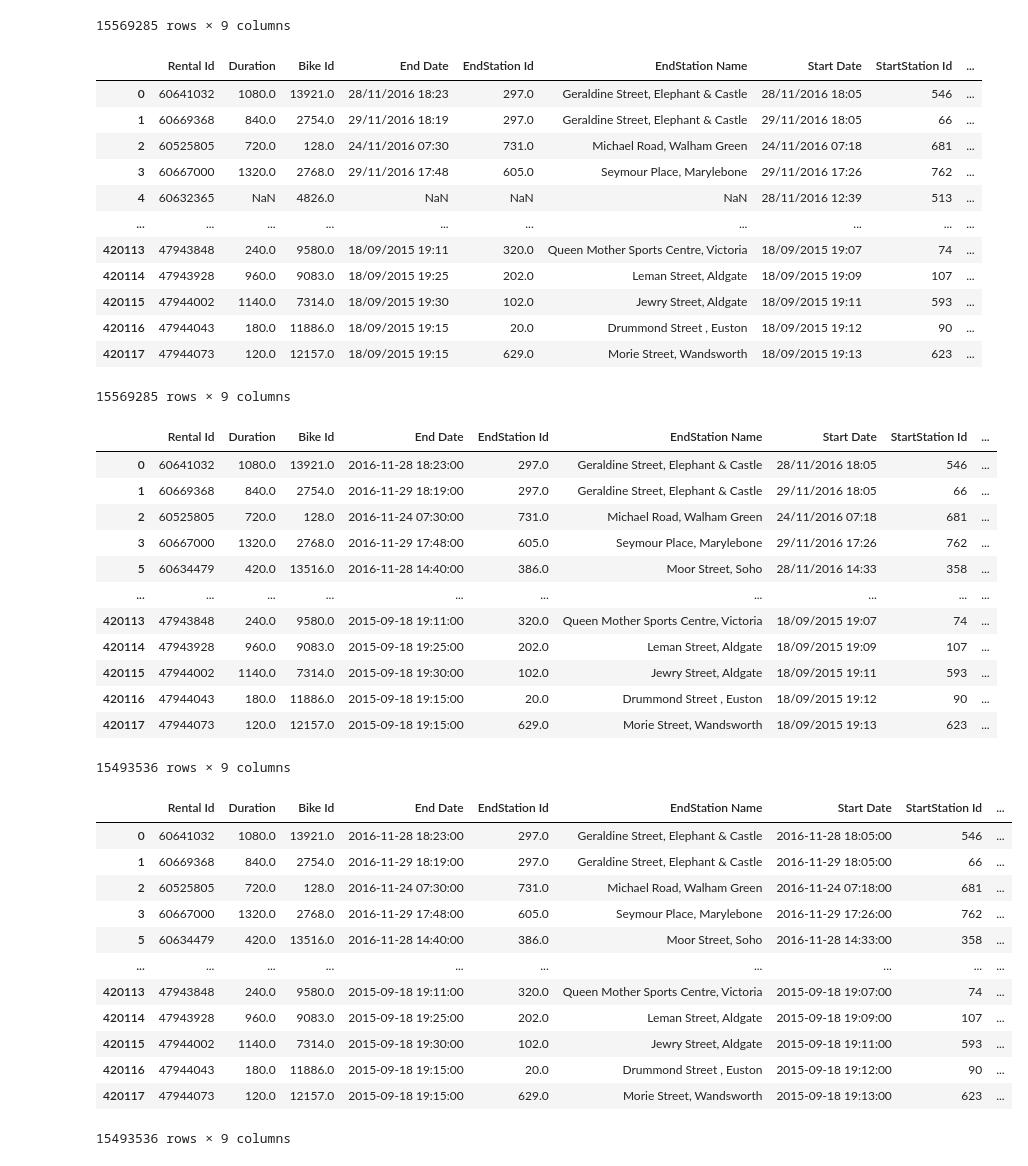
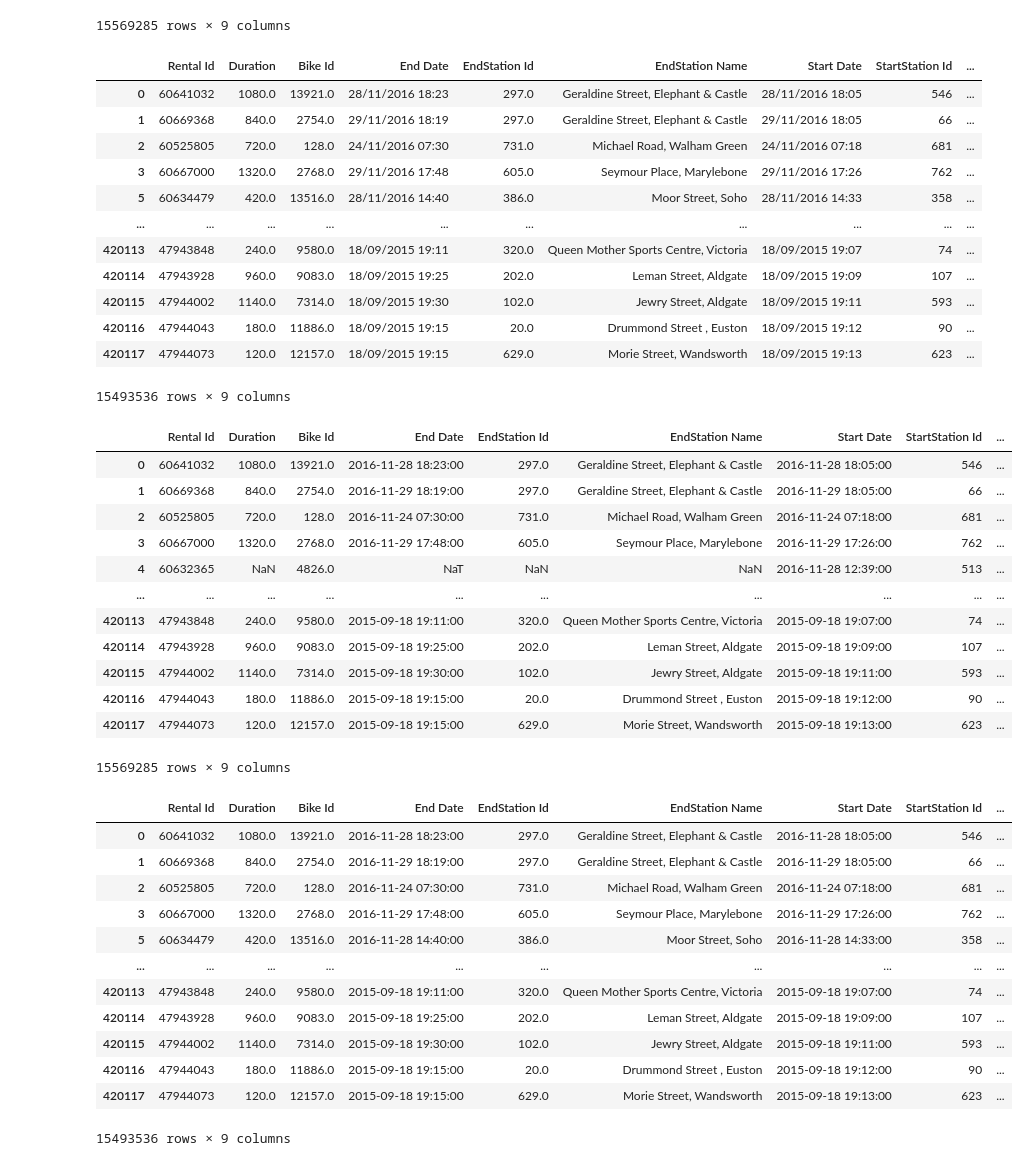
Before and after one commit to elsebasmar/london-bss, a Jupyter notebook: londonbss/notebooks/data_collection/B-Full_trip_data_test.ipynb, the cells around one changed output. Saved outputs shown, nothing was run; the diff lists cells and outputs as text; code cells hidden in the pictures.

```diff
--- a/londonbss/notebooks/data_collection/B-Full_trip_data_test.ipynb
+++ b/londonbss/notebooks/data_collection/B-Full_trip_data_test.ipynb
@@ -227,51 +263,54 @@ result3
 | 420117 | 47944073 | 120.0 | 12157.0 | 18/09/2015 19:15 | 629.0 | Morie Street, Wandsworth | 18/09/2015 19:13 | 623 | ... |
 15569285 rows × 9 columns
 # %%
-result3
+result3.dropna()
 # %% [output]
 |  | Rental Id | Duration | Bike Id | End Date | EndStation Id | EndStation Name | Start Date | StartStation Id | ... |
 | 0 | 60641032 | 1080.0 | 13921.0 | 28/11/2016 18:23 | 297.0 | Geraldine Street, Elephant & Castle | 28/11/2016 18:05 | 546 | ... |
 | 1 | 60669368 | 840.0 | 2754.0 | 29/11/2016 18:19 | 297.0 | Geraldine Street, Elephant & Castle | 29/11/2016 18:05 | 66 | ... |
 | 2 | 60525805 | 720.0 | 128.0 | 24/11/2016 07:30 | 731.0 | Michael Road, Walham Green | 24/11/2016 07:18 | 681 | ... |
 | 3 | 60667000 | 1320.0 | 2768.0 | 29/11/2016 17:48 | 605.0 | Seymour Place, Marylebone | 29/11/2016 17:26 | 762 | ... |
-| 4 | 60632365 | NaN | 4826.0 | NaN | NaN | NaN | 28/11/2016 12:39 | 513 | ... |
+| 5 | 60634479 | 420.0 | 13516.0 | 28/11/2016 14:40 | 386.0 | Moor Street, Soho | 28/11/2016 14:33 | 358 | ... |
 | ... | ... | ... | ... | ... | ... | ... | ... | ... | ... |
 | 420113 | 47943848 | 240.0 | 9580.0 | 18/09/2015 19:11 | 320.0 | Queen Mother Sports Centre, Victoria | 18/09/2015 19:07 | 74 | ... |
 | 420114 | 47943928 | 960.0 | 9083.0 | 18/09/2015 19:25 | 202.0 | Leman Street, Aldgate | 18/09/2015 19:09 | 107 | ... |
 | 420115 | 47944002 | 1140.0 | 7314.0 | 18/09/2015 19:30 | 102.0 | Jewry Street, Aldgate | 18/09/2015 19:11 | 593 | ... |
 | 420116 | 47944043 | 180.0 | 11886.0 | 18/09/2015 19:15 | 20.0 | Drummond Street , Euston | 18/09/2015 19:12 | 90 | ... |
 | 420117 | 47944073 | 120.0 | 12157.0 | 18/09/2015 19:15 | 629.0 | Morie Street, Wandsworth | 18/09/2015 19:13 | 623 | ... |
-15569285 rows × 9 columns
+15493536 rows × 9 columns
 # %%
-date_format = '%d/%m/%Y %H:%M:%S'
+#date_format = '%Y-%m-%d %H:%M:%S'
 result3['End Date']=pd.to_datetime(result3['End Date'])
 result3['Start Date']=pd.to_datetime(result3['Start Date'])
 result3
 # %% [output]
 |  | Rental Id | Duration | Bike Id | End Date | EndStation Id | EndStation Name | Start Date | StartStation Id | ... |
-| 0 | 60641032 | 1080.0 | 13921.0 | 2016-11-28 18:23:00 | 297.0 | Geraldine Street, Elephant & Castle | 28/11/2016 18:05 | 546 | ... |
-| 1 | 60669368 | 840.0 | 2754.0 | 2016-11-29 18:19:00 | 297.0 | Geraldine Street, Elephant & Castle | 29/11/2016 18:05 | 66 | ... |
-| 2 | 60525805 | 720.0 | 128.0 | 2016-11-24 07:30:00 | 731.0 | Michael Road, Walham Green | 24/11/2016 07:18 | 681 | ... |
-| 3 | 60667000 | 1320.0 | 2768.0 | 2016-11-29 17:48:00 | 605.0 | Seymour Place, Marylebone | 29/11/2016 17:26 | 762 | ... |
-| 5 | 60634479 | 420.0 | 13516.0 | 2016-11-28 14:40:00 | 386.0 | Moor Street, Soho | 28/11/2016 14:33 | 358 | ... |
+| 0 | 60641032 | 1080.0 | 13921.0 | 2016-11-28 18:23:00 | 297.0 | Geraldine Street, Elephant & Castle | 2016-11-28 18:05:00 | 546 | ... |
+| 1 | 60669368 | 840.0 | 2754.0 | 2016-11-29 18:19:00 | 297.0 | Geraldine Street, Elephant & Castle | 2016-11-29 18:05:00 | 66 | ... |
+| 2 | 60525805 | 720.0 | 128.0 | 2016-11-24 07:30:00 | 731.0 | Michael Road, Walham Green | 2016-11-24 07:18:00 | 681 | ... |
+| 3 | 60667000 | 1320.0 | 2768.0 | 2016-11-29 17:48:00 | 605.0 | Seymour Place, Marylebone | 2016-11-29 17:26:00 | 762 | ... |
+| 4 | 60632365 | NaN | 4826.0 | NaT | NaN | NaN | 2016-11-28 12:39:00 | 513 | ... |
 | ... | ... | ... | ... | ... | ... | ... | ... | ... | ... |
-| 420113 | 47943848 | 240.0 | 9580.0 | 2015-09-18 19:11:00 | 320.0 | Queen Mother Sports Centre, Victoria | 18/09/2015 19:07 | 74 | ... |
-| 420114 | 47943928 | 960.0 | 9083.0 | 2015-09-18 19:25:00 | 202.0 | Leman Street, Aldgate | 18/09/2015 19:09 | 107 | ... |
-| 420115 | 47944002 | 1140.0 | 7314.0 | 2015-09-18 19:30:00 | 102.0 | Jewry Street, Aldgate | 18/09/2015 19:11 | 593 | ... |
-| 420116 | 47944043 | 180.0 | 11886.0 | 2015-09-18 19:15:00 | 20.0 | Drummond Street , Euston | 18/09/2015 19:12 | 90 | ... |
-| 420117 | 47944073 | 120.0 | 12157.0 | 2015-09-18 19:15:00 | 629.0 | Morie Street, Wandsworth | 18/09/2015 19:13 | 623 | ... |
+| 420113 | 47943848 | 240.0 | 9580.0 | 2015-09-18 19:11:00 | 320.0 | Queen Mother Sports Centre, Victoria | 2015-09-18 19:07:00 | 74 | ... |
+| 420114 | 47943928 | 960.0 | 9083.0 | 2015-09-18 19:25:00 | 202.0 | Leman Street, Aldgate | 2015-09-18 19:09:00 | 107 | ... |
+| 420115 | 47944002 | 1140.0 | 7314.0 | 2015-09-18 19:30:00 | 102.0 | Jewry Street, Aldgate | 2015-09-18 19:11:00 | 593 | ... |
+| 420116 | 47944043 | 180.0 | 11886.0 | 2015-09-18 19:15:00 | 20.0 | Drummond Street , Euston | 2015-09-18 19:12:00 | 90 | ... |
+| 420117 | 47944073 | 120.0 | 12157.0 | 2015-09-18 19:15:00 | 629.0 | Morie Street, Wandsworth | 2015-09-18 19:13:00 | 623 | ... |
-15493536 rows × 9 columns
+15569285 rows × 9 columns
-|  | Rental Id | Duration | Bike Id | End Date | EndStation Id | EndStation Name | Start Date | StartStation Id | ... |
-| 0 | 60641032 | 1080.0 | 13921.0 | 2016-11-28 18:23:00 | 297.0 | Geraldine Street, Elephant & Castle | 2016-11-28 18:05:00 | 546 | ... |
-| 1 | 60669368 | 840.0 | 2754.0 | 2016-11-29 18:19:00 | 297.0 | Geraldine Street, Elephant & Castle | 2016-11-29 18:05:00 | 66 | ... |
-| 2 | 60525805 | 720.0 | 128.0 | 2016-11-24 07:30:00 | 731.0 | Michael Road, Walham Green | 2016-11-24 07:18:00 | 681 | ... |
-| 3 | 60667000 | 1320.0 | 2768.0 | 2016-11-29 17:48:00 | 605.0 | Seymour Place, Marylebone | 2016-11-29 17:26:00 | 762 | ... |
-| 5 | 60634479 | 420.0 | 13516.0 | 2016-11-28 14:40:00 | 386.0 | Moor Street, Soho | 2016-11-28 14:33:00 | 358 | ... |
-| ... | ... | ... | ... | ... | ... | ... | ... | ... | ... |
-| 420113 | 47943848 | 240.0 | 9580.0 | 2015-09-18 19:11:00 | 320.0 | Queen Mother Sports Centre, Victoria | 2015-09-18 19:07:00 | 74 | ... |
-| 420114 | 47943928 | 960.0 | 9083.0 | 2015-09-18 19:25:00 | 202.0 | Leman Street, Aldgate | 2015-09-18 19:09:00 | 107 | ... |
-| 420115 | 47944002 | 1140.0 | 7314.0 | 2015-09-18 19:30:00 | 102.0 | Jewry Street, Aldgate | 2015-09-18 19:11:00 | 593 | ... |
-| 420116 | 47944043 | 180.0 | 11886.0 | 2015-09-18 19:15:00 | 20.0 | Drummond Street , Euston | 2015-09-18 19:12:00 | 90 | ... |
-| 420117 | 47944073 | 120.0 | 12157.0 | 2015-09-18 19:15:00 | 629.0 | Morie Street, Wandsworth | 2015-09-18 19:13:00 | 623 | ... |
-15493536 rows × 9 columns
+# %%
+result3.dropna()
+# %% [output]
+|  | Rental Id | Duration | Bike Id | End Date | EndStation Id | EndStation Name | Start Date | StartStation Id | ... |
+| 0 | 60641032 | 1080.0 | 13921.0 | 2016-11-28 18:23:00 | 297.0 | Geraldine Street, Elephant & Castle | 2016-11-28 18:05:00 | 546 | ... |
+| 1 | 60669368 | 840.0 | 2754.0 | 2016-11-29 18:19:00 | 297.0 | Geraldine Street, Elephant & Castle | 2016-11-29 18:05:00 | 66 | ... |
+| 2 | 60525805 | 720.0 | 128.0 | 2016-11-24 07:30:00 | 731.0 | Michael Road, Walham Green | 2016-11-24 07:18:00 | 681 | ... |
+| 3 | 60667000 | 1320.0 | 2768.0 | 2016-11-29 17:48:00 | 605.0 | Seymour Place, Marylebone | 2016-11-29 17:26:00 | 762 | ... |
+| 5 | 60634479 | 420.0 | 13516.0 | 2016-11-28 14:40:00 | 386.0 | Moor Street, Soho | 2016-11-28 14:33:00 | 358 | ... |
+| ... | ... | ... | ... | ... | ... | ... | ... | ... | ... |
+| 420113 | 47943848 | 240.0 | 9580.0 | 2015-09-18 19:11:00 | 320.0 | Queen Mother Sports Centre, Victoria | 2015-09-18 19:07:00 | 74 | ... |
+| 420114 | 47943928 | 960.0 | 9083.0 | 2015-09-18 19:25:00 | 202.0 | Leman Street, Aldgate | 2015-09-18 19:09:00 | 107 | ... |
+| 420115 | 47944002 | 1140.0 | 7314.0 | 2015-09-18 19:30:00 | 102.0 | Jewry Street, Aldgate | 2015-09-18 19:11:00 | 593 | ... |
+| 420116 | 47944043 | 180.0 | 11886.0 | 2015-09-18 19:15:00 | 20.0 | Drummond Street , Euston | 2015-09-18 19:12:00 | 90 | ... |
+| 420117 | 47944073 | 120.0 | 12157.0 | 2015-09-18 19:15:00 | 629.0 | Morie Street, Wandsworth | 2015-09-18 19:13:00 | 623 | ... |
+15493536 rows × 9 columns
 # %%
```
Also changed, not shown: parts of 41 cells of this notebook, 1 other file.
